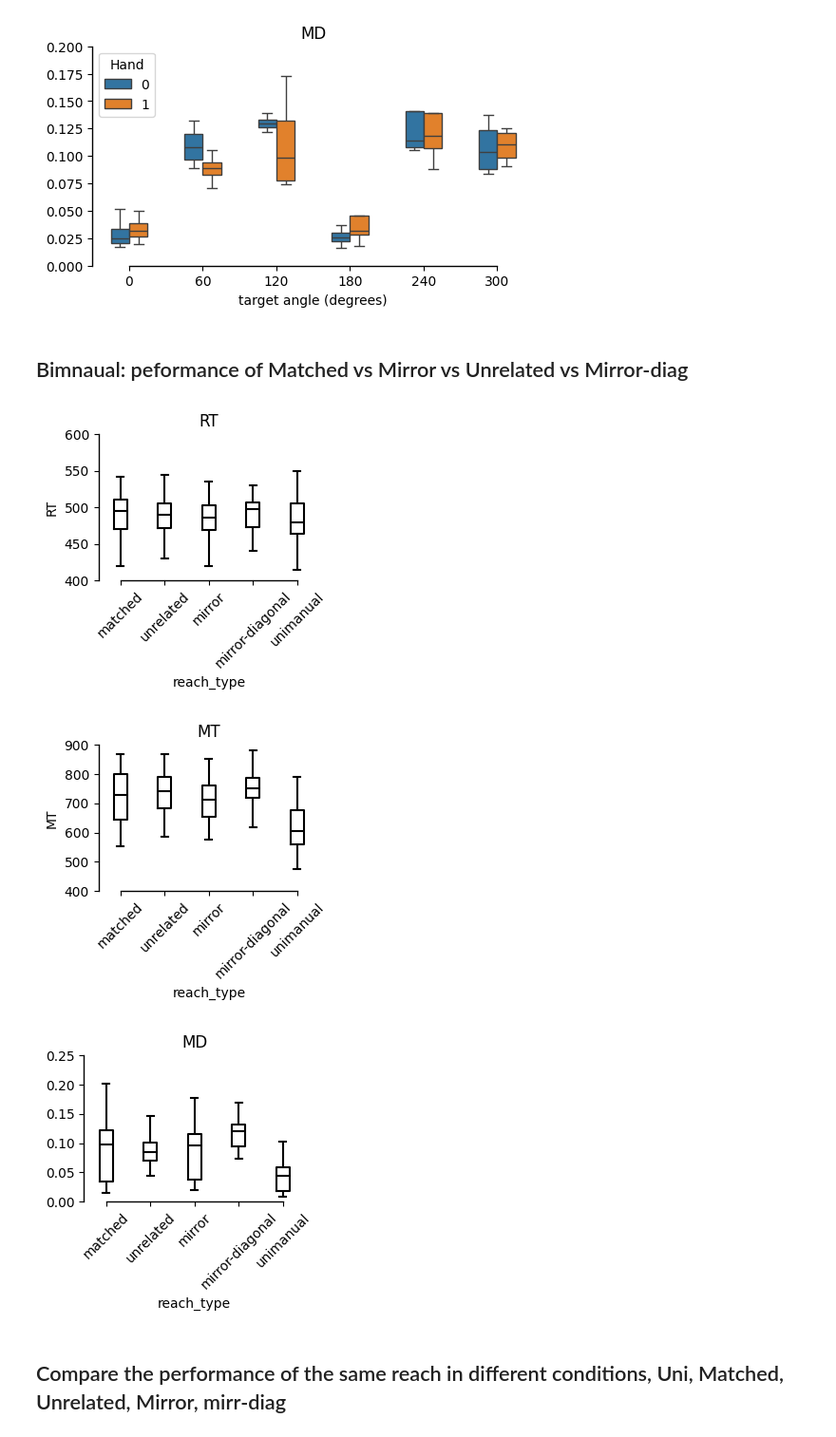
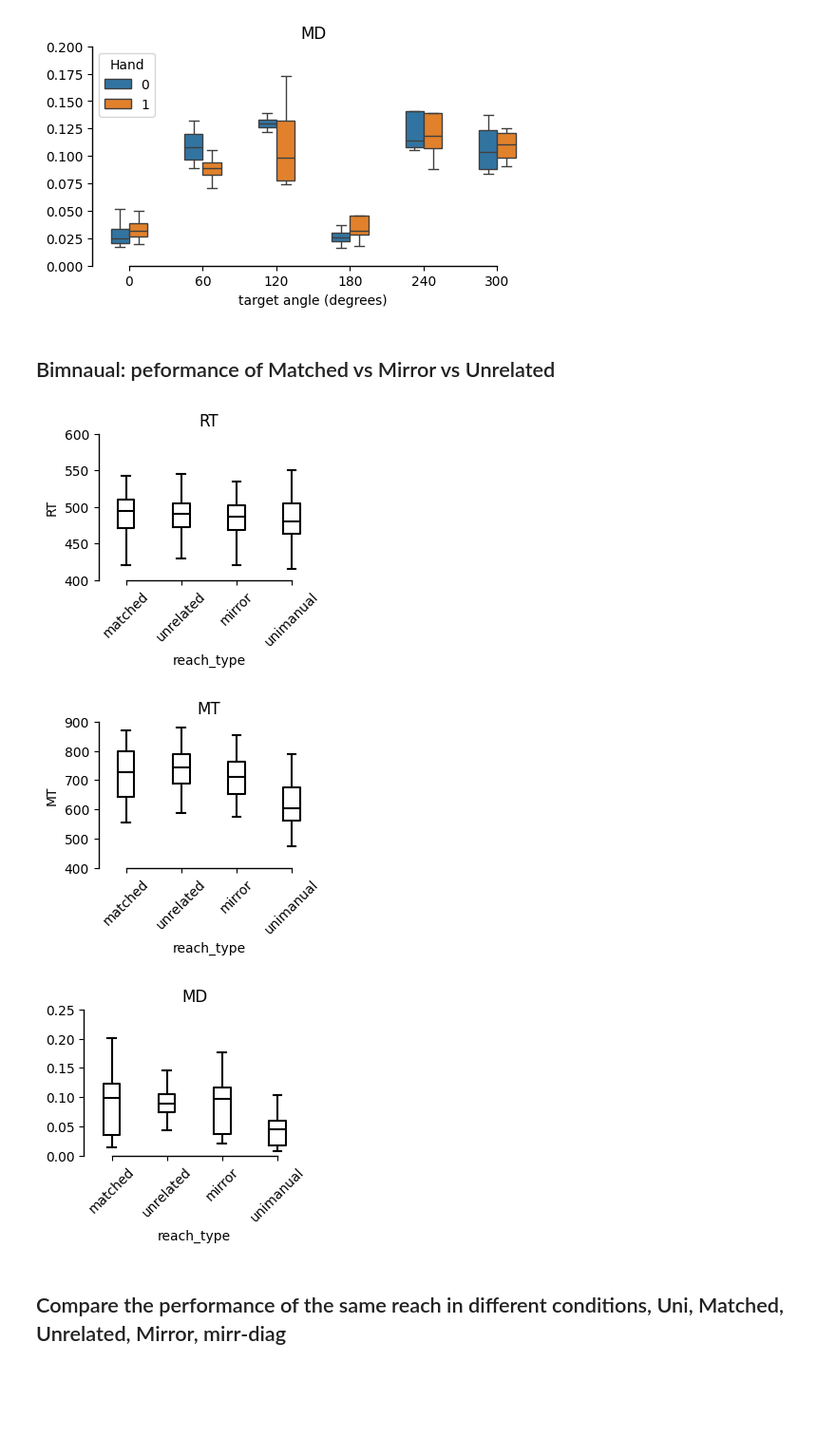
Before and after one commit to alighavam/bimanual_wrist, a Jupyter notebook: bmw_behav_compare.ipynb, the cells around one changed output. Shown at 95% size. Saved outputs shown, nothing was run; the diff lists cells and outputs as text; code cells hidden in the pictures; blank space fills up the shorter version.

```diff
--- a/bmw_behav_compare.ipynb
+++ b/bmw_behav_compare.ipynb
@@ -136,43 +136,44 @@ plt.show()
 [figure]
 [figure]
 # %% [markdown]
-## Bimnaual: peformance of Matched vs Mirror vs Unrelated vs Mirror-diag
+## Bimnaual: peformance of Matched vs Mirror vs Unrelated
 # %%
 ana = pd.read_csv(os.path.join(anaDir, f'bmw.csv'))
+ana.loc[ana.reach_type=='mirror-diagonal', 'reach_type'] = 'unrelated'
 
 fig, ax = plt.subplots(figsize=(3, 2))
 sns.boxplot(data=ana, x="reach_type", y="RT", width=0.3, fliersize=0, color='k', fill=False)
 plt.xticks(rotation=45)
 plt.title(f'RT')
 plt.ylim((400,600))
 utils.please.make_it_pretty(ax=ax)
 plt.savefig(os.path.join(figDir, 'behaviour', f'RT_compare.pdf'), bbox_inches="tight")
 plt.show()
 
 
 fig, ax = plt.subplots(figsize=(3, 2))
 sns.boxplot(data=ana, x="reach_type", y="MT", width=0.3, fliersize=0, color='k', fill=False)
 plt.xticks(rotation=45)
 plt.title(f'MT')
 plt.ylim((400,900))
 utils.please.make_it_pretty(ax=ax)
 plt.savefig(os.path.join(figDir, 'behaviour', f'MT_compare.pdf'), bbox_inches="tight")
 plt.show()
 
 
 MD = (ana.MD_left + ana.MD_right).values.flatten()/2
 fig, ax = plt.subplots(figsize=(3, 2))
 sns.boxplot(data=ana, x="reach_type", y=MD, width=0.3, fliersize=0, color='k', fill=False)
 plt.xticks(rotation=45)
 plt.title(f'MD')
 plt.ylim((0,0.25))
 utils.please.make_it_pretty(ax=ax)
 plt.savefig(os.path.join(figDir, 'behaviour', f'MD_compare.pdf'), bbox_inches="tight")
 plt.show()
 # %% [output]
-[figure, old version]
+[figure, new version]
-[figure, old version]
+[figure, new version]
-[figure, old version]
+[figure, new version]
 # %% [markdown]
 ## Compare the performance of the same reach in different conditions, Uni, Matched, Unrelated, Mirror, mirr-diag
 # %%
```
Also changed, not shown: 3 other files.
